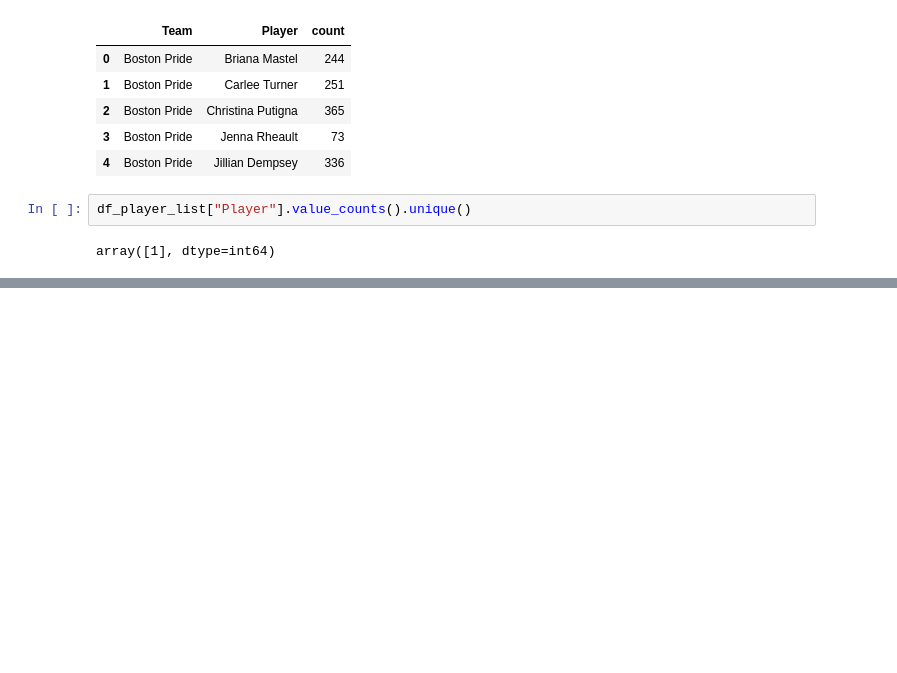
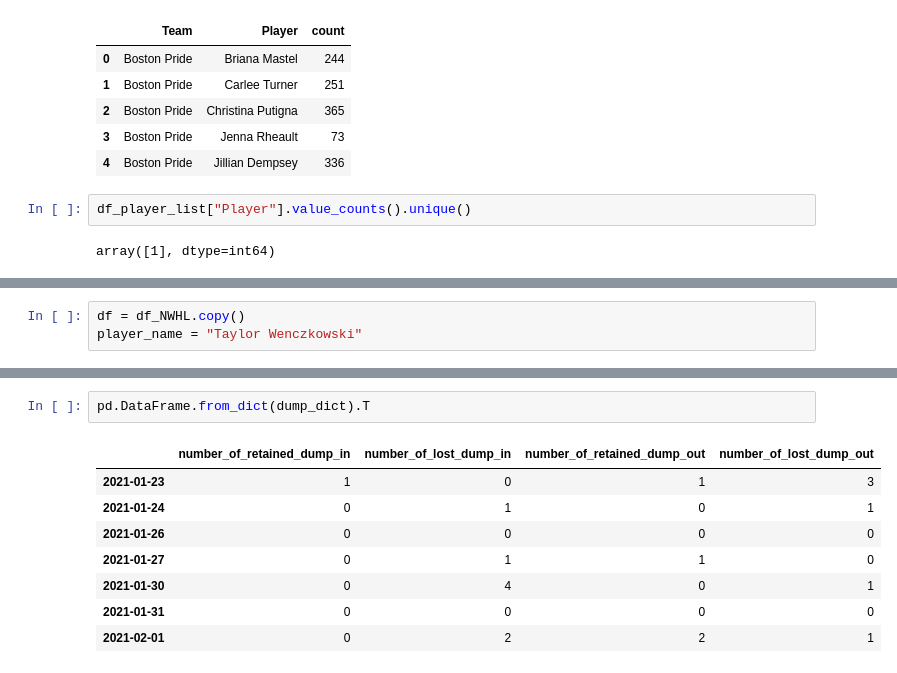
Before and after one commit to MiracleSkyHawk/MMA_Summer_Datathon_TAzure, a Jupyter notebook: Jesse - test.ipynb, the cells around one changed output, grey strips where cells are left out. Drawn from its saved outputs; the diff is of its cells as text; blank space fills up the shorter version.

```diff
--- a/Jesse - test.ipynb
+++ b/Jesse - test.ipynb
@@ -91,0 +123,3 @@ shooting_stats_list
+# %%
+df = df_NWHL.copy()
+player_name = "Taylor Wenczkowski"
@@ -91,0 +225,11 @@ shooting_stats_list
+# %%
+pd.DataFrame.from_dict(dump_dict).T
+# %% [output]
+|  | number_of_retained_dump_in | number_of_lost_dump_in | number_of_retained_dump_out | number_of_lost_dump_out |
+| 2021-01-23 | 1 | 0 | 1 | 3 |
+| 2021-01-24 | 0 | 1 | 0 | 1 |
+| 2021-01-26 | 0 | 0 | 0 | 0 |
+| 2021-01-27 | 0 | 1 | 1 | 0 |
+| 2021-01-30 | 0 | 4 | 0 | 1 |
+| 2021-01-31 | 0 | 0 | 0 | 0 |
+| 2021-02-01 | 0 | 2 | 2 | 1 |
```
Also changed, not shown: parts of 14 cells of this notebook.
